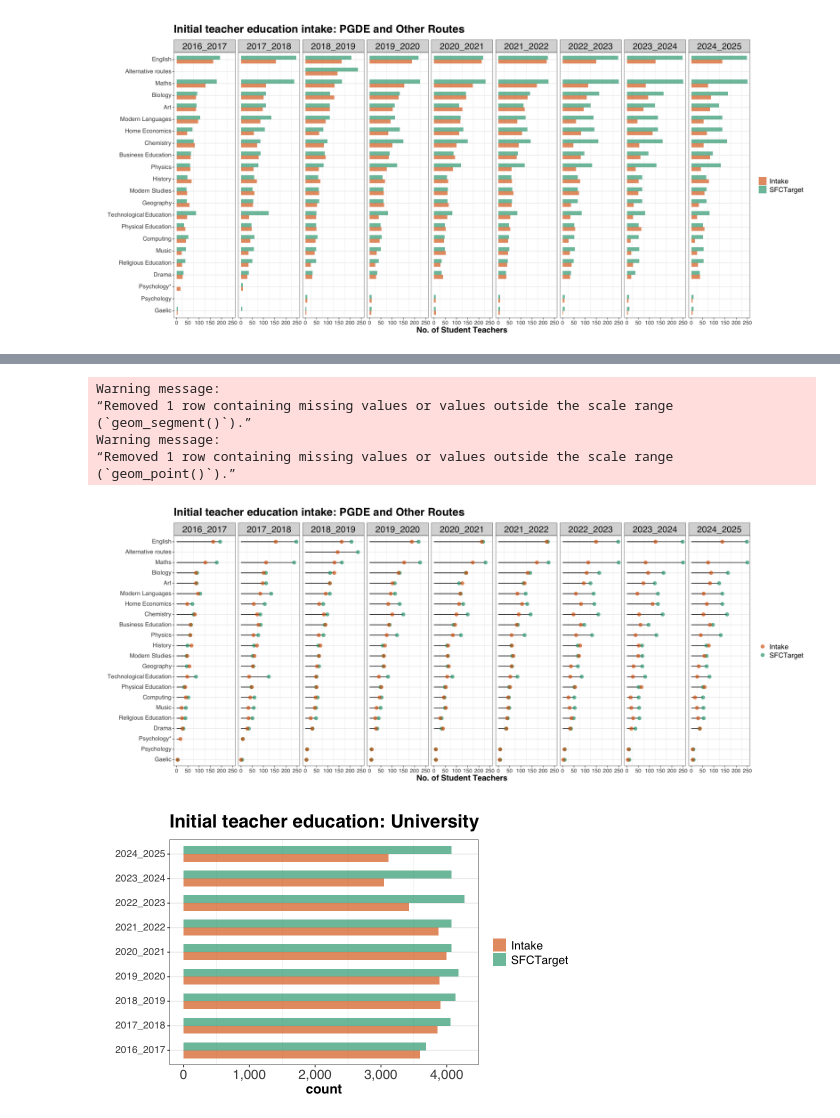
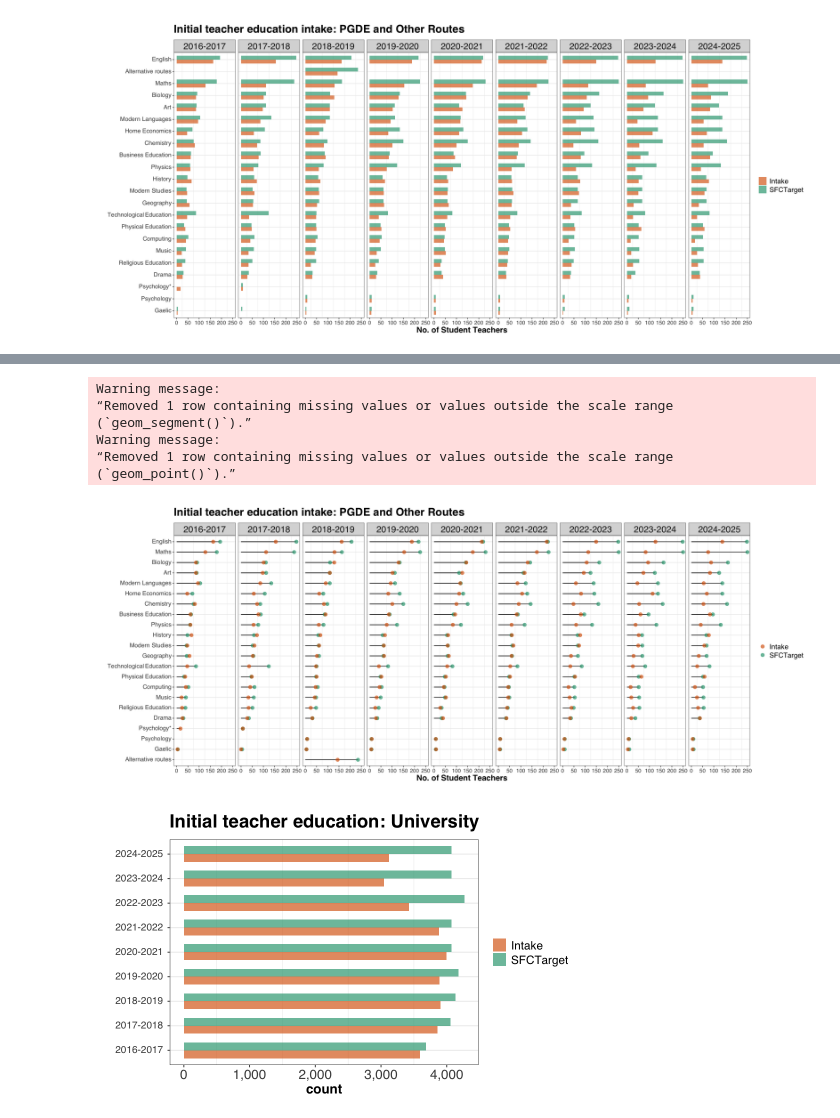
Before and after one commit to aba-sah/sta-it402-dresscode, a Jupyter notebook: code/r/initial_teacher_education.ipynb, the cells around one changed output, grey strips where cells are left out. Saved outputs shown, nothing was run; the diff lists cells and outputs as text; code cells hidden in the pictures.

```diff
--- a/code/r/initial_teacher_education.ipynb
+++ b/code/r/initial_teacher_education.ipynb
@@ -3489,35 +3661,39 @@ initial_intake_pgde_secondary %>%
     rename(Intake = ITEIntake) %>%
 
     rbind(initial_intake_pgde_secondary_and_alt_routes) %>%
 
     pivot_longer(!c(Subject, year), names_to = "category", values_to = "count") %>%
+    mutate(across(year, ~ gsub("_", "-", .)),
+           across(Subject, ~ fct_reorder(Subject, count, .na_rm = TRUE)),
+           across(Subject, ~ fct_relevel(., "Alternative routes")),
+          ) %>%
 
-    ggplot(aes(y = fct_reorder(Subject, count, .na_rm = TRUE), x = count)) +
+    ggplot(aes(y = Subject, x = count)) +
         geom_segment(aes(xend = 0, yend = Subject)) +
         geom_point(aes(colour = category), size = 3, alpha = 0.65) +
         scale_colour_brewer("statistics", palette = "Dark2", direction = -1) +
         #scale_fill_brewer("statistics", palette = "Dark2", direction = -1) +
         #scale_colour_manual(values = gender_colour_scheme) +
         #scale_fill_manual(values = gender_colour_scheme) +
         dressCodeTheme +
         ggtitle("Initial teacher education intake: PGDE and Other Routes") +
         ylab("") +
         xlab("No. of Student Teachers") +
         scale_x_continuous(labels = scales::comma) +  #label_number_si()) +
         dressCodeTheme  +
         theme(axis.text.y = element_markdown(),
               axis.text.x = element_text(size = 11),
               legend.title = element_blank(),
               ) +
         facet_grid(cols = vars(year))
 # %% [output]
 Warning message:
 “Removed 1 row containing missing values or values outside the scale range
 (`geom_segment()`).”
 Warning message:
 “Removed 1 row containing missing values or values outside the scale range
 (`geom_point()`).”
-[figure, old version]
+[figure, new version]
 # %%
 initial_intake_university <- initial_intake_university %>%
     #distinct(ITECategory) %>%
```
Also changed, not shown: parts of 18 cells of this notebook.
